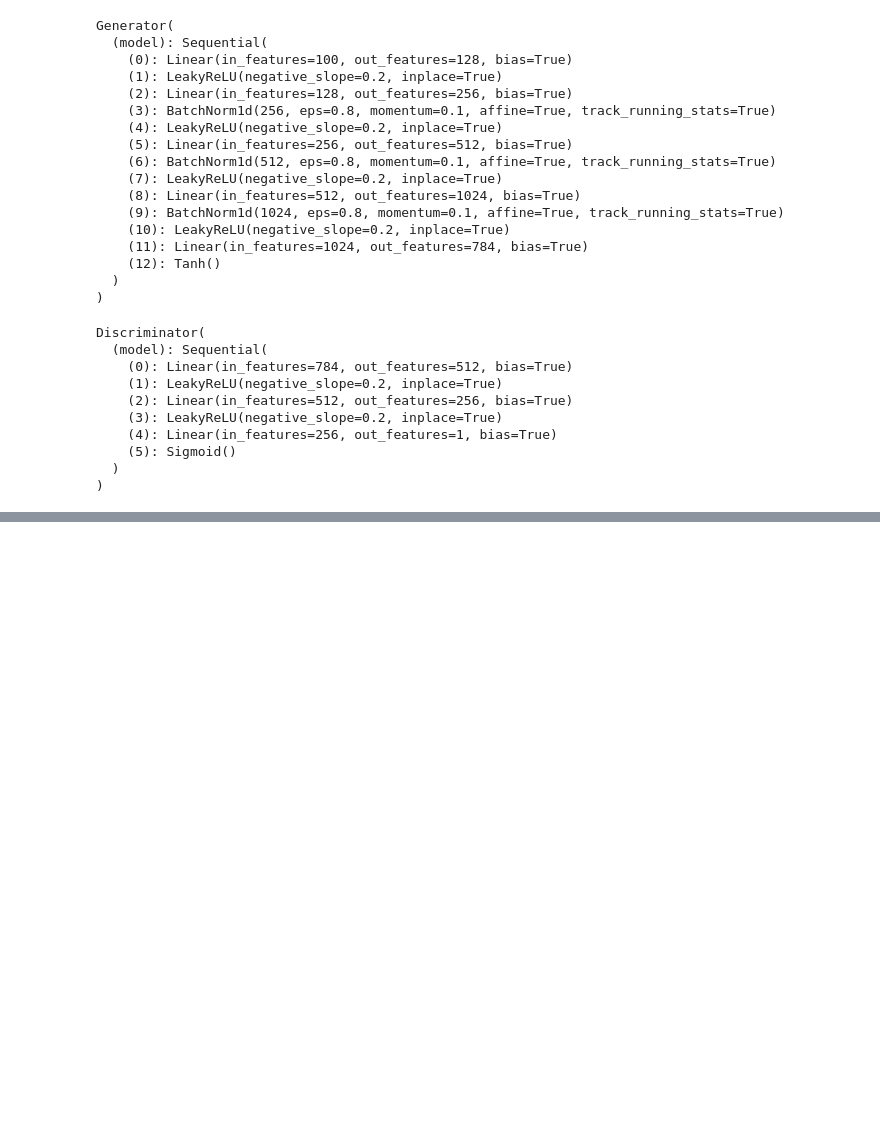
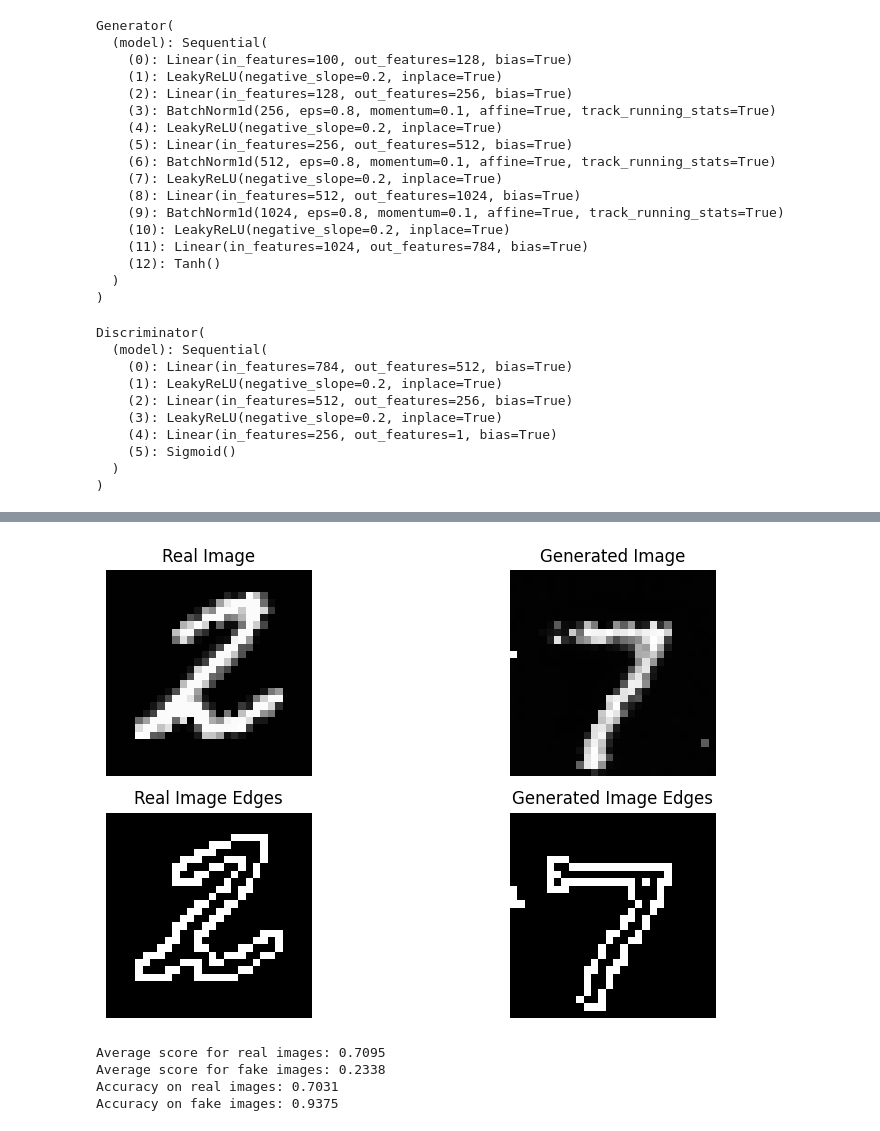
Before and after one commit to Vishwa2684/Miscellaneous-Gen, a Jupyter notebook: eval.ipynb, the cells around one changed output, grey strips where cells are left out. Cells and saved outputs as stored; diff of their text form; code cells hidden in the pictures; blank space fills up the shorter version.

```diff
--- a/eval.ipynb
+++ b/eval.ipynb
@@ -68,0 +182,6 @@ plt.show()
+# %%
+real_image_uint8 = (test_real * 255).astype(np.uint8)
+generated_image_uint8 = (test_gen * 255).astype(np.uint8)
+# %%
+real_edges = cv2.Canny(real_image_uint8,100,200)
+generated_edges = cv2.Canny(generated_image_uint8, 100, 200)
@@ -68,0 +198,25 @@ plt.show()
+# %%
+# Display images and their edges
+plt.figure(figsize=(10, 5))
+plt.subplot(2, 2, 1)
+plt.title("Real Image")
+plt.imshow(real_image_uint8, cmap='gray')
+plt.axis('off')
+plt.subplot(2, 2, 2)
+plt.title("Generated Image")
+plt.imshow(generated_image_uint8, cmap='gray')
+plt.axis('off')
+
+plt.subplot(2, 2, 3)
+plt.title("Real Image Edges")
+plt.imshow(real_edges, cmap='gray')
+plt.axis('off')
+
+plt.subplot(2, 2, 4)
+plt.title("Generated Image Edges")
+plt.imshow(generated_edges, cmap='gray')
+plt.axis('off')
+plt.tight_layout()
+plt.show()
+# %% [output]
+[figure, added]
@@ -68,0 +239,15 @@ plt.show()
+# %%
+print(f"Average score for real images: {real_scores.mean().item():.4f}")
+print(f"Average score for fake images: {fake_scores.mean().item():.4f}")
+
+# Calculate accuracy
+real_accuracy = (real_scores > 0.5).float().mean().item()
+fake_accuracy = (fake_scores < 0.5).float().mean().item()
+
+print(f"Accuracy on real images: {real_accuracy:.4f}")
+print(f"Accuracy on fake images: {fake_accuracy:.4f}")
+# %% [output]
+Average score for real images: 0.7095
+Average score for fake images: 0.2338
+Accuracy on real images: 0.7031
+Accuracy on fake images: 0.9375
```
Also changed, not shown: parts of 13 cells of this notebook, 2 other files.
